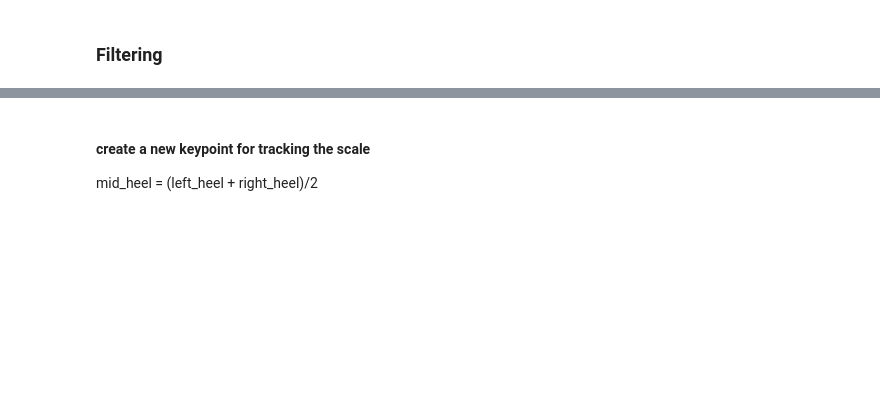
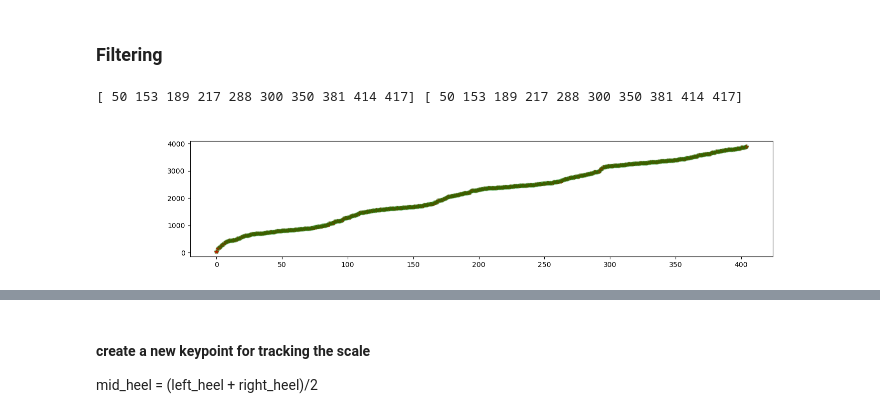
Before and after one commit to MateUnger/StereoVision, a Jupyter notebook: filter_keypoints.ipynb, the cells around one changed output, grey strips where cells are left out. Cells and saved outputs as stored; diff of their text form; code cells hidden in the pictures; blank space fills up the shorter version.

```diff
--- a/filter_keypoints.ipynb
+++ b/filter_keypoints.ipynb
@@ -126,3 +164,24 @@ for i in range(30):
             # value[1] = np.nan
 # %% [markdown]
 ### Filtering
+# %%
+coords = keypoints_over_time[:, 6, 2]
+# nan_indices = np.isnan(coords)
+nan_indices = np.where(np.isnan(coords))[0]
+valid_indices = ~nan_indices
+
+
+diff = np.diff(nan_indices)
+segment_starts = np.insert(nan_indices[np.where(diff > 1)[0] + 1], 0, nan_indices[0])
+segment_ends = np.append(nan_indices[np.where(diff > 1)[0]], nan_indices[-1])
+plt.close("all")
+plt.figure(figsize=(15,3))
+# plt.plot(diff, alpha=0.2)
+plt.plot(segment_starts,'r*')
+plt.plot(segment_ends,'go',alpha=0.3)
+# plt.ylim([0,5])
+
+print(segment_starts[:10], segment_ends[:10])
+# %% [output]
+[ 50 153 189 217 288 300 350 381 414 417] [ 50 153 189 217 288 300 350 381 414 417]
+[figure, added]
```
Also changed, not shown: parts of 16 cells of this notebook, 10 other files.
